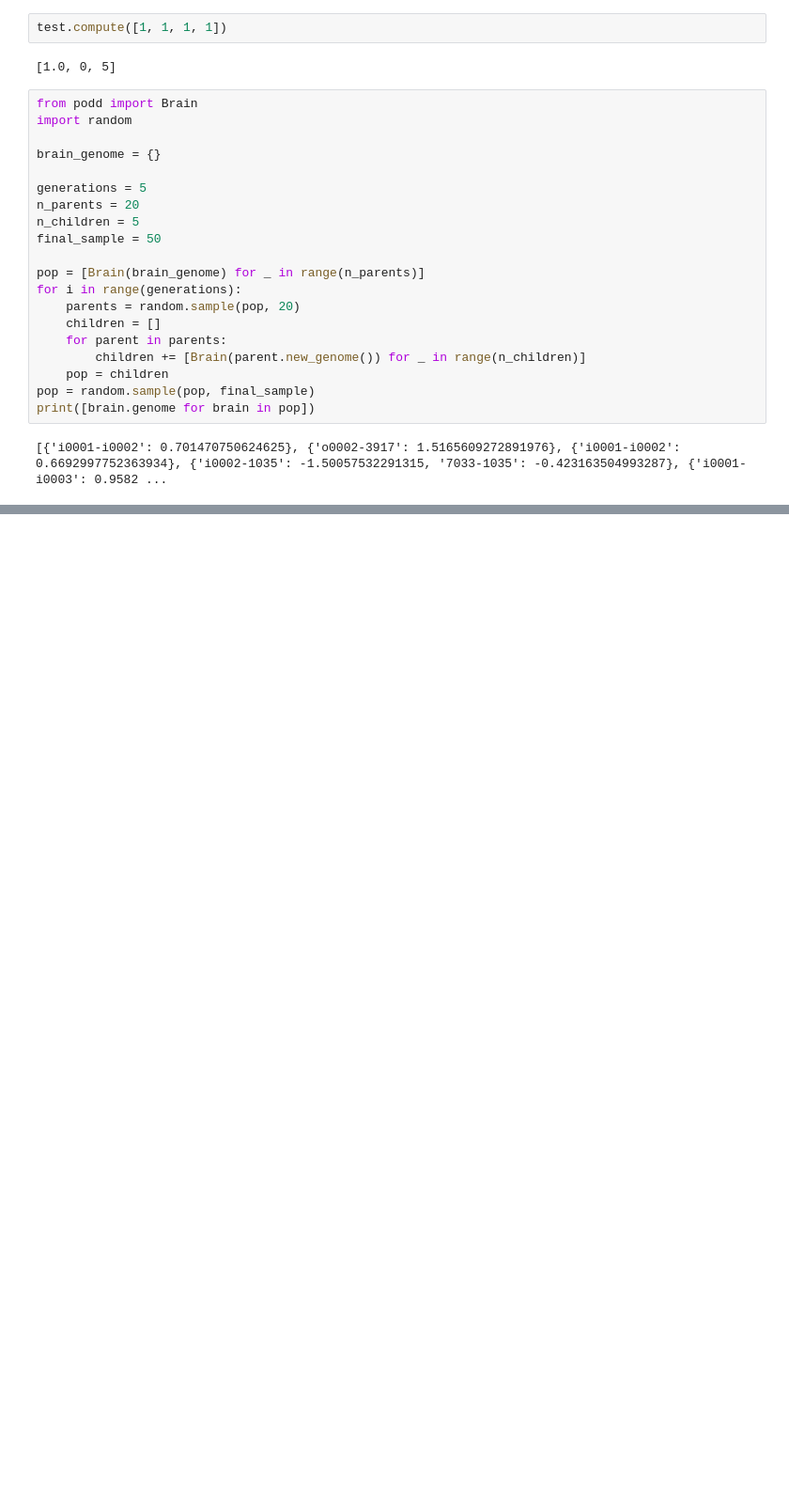
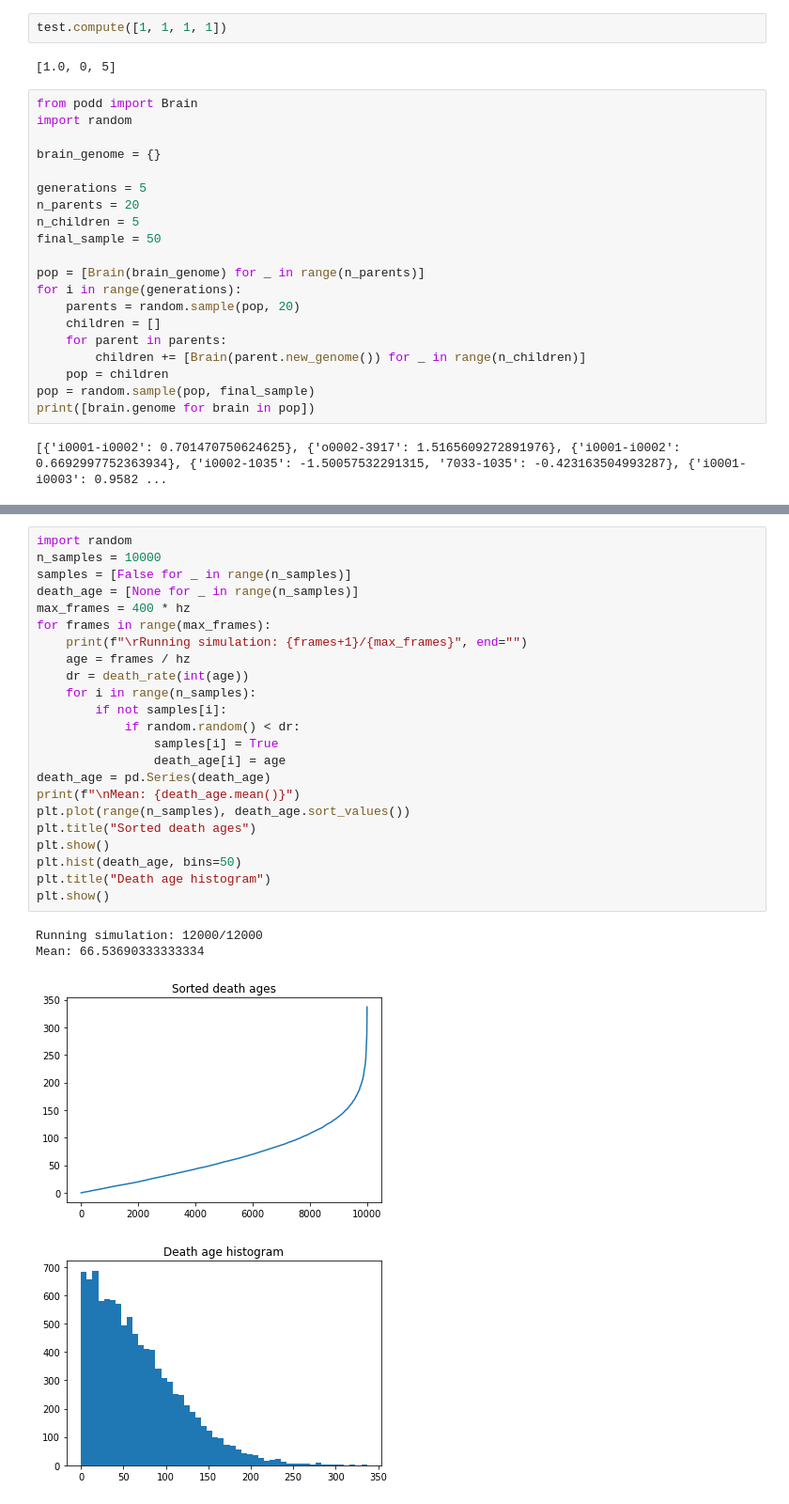
Before and after one commit to kenngkz/EvoSim, a Jupyter notebook: dev.ipynb, the cells around one changed output, grey strips where cells are left out. Shown: that part at 94% size. Saved outputs shown, nothing was run; the diff lists cells and outputs as text; blank space fills up the shorter version.

```diff
--- a/dev.ipynb
+++ b/dev.ipynb
@@ -161,0 +176,28 @@ for i in range(20):
+# %%
+import random
+n_samples = 10000
+samples = [False for _ in range(n_samples)]
+death_age = [None for _ in range(n_samples)]
+max_frames = 400 * hz
+for frames in range(max_frames):
+    print(f"\rRunning simulation: {frames+1}/{max_frames}", end="")
+    age = frames / hz
+    dr = death_rate(int(age))
+    for i in range(n_samples):
+        if not samples[i]:
+            if random.random() < dr:
+                samples[i] = True
+                death_age[i] = age
+death_age = pd.Series(death_age)
+print(f"\nMean: {death_age.mean()}")
+plt.plot(range(n_samples), death_age.sort_values())
+plt.title("Sorted death ages")
+plt.show()
+plt.hist(death_age, bins=50)
+plt.title("Death age histogram")
+plt.show()
+# %% [output]
+Running simulation: 12000/12000
+Mean: 66.53690333333334
+[figure, added]
+[figure, added]
```
Also changed, not shown: parts of 3 cells of this notebook, 3 other files.
